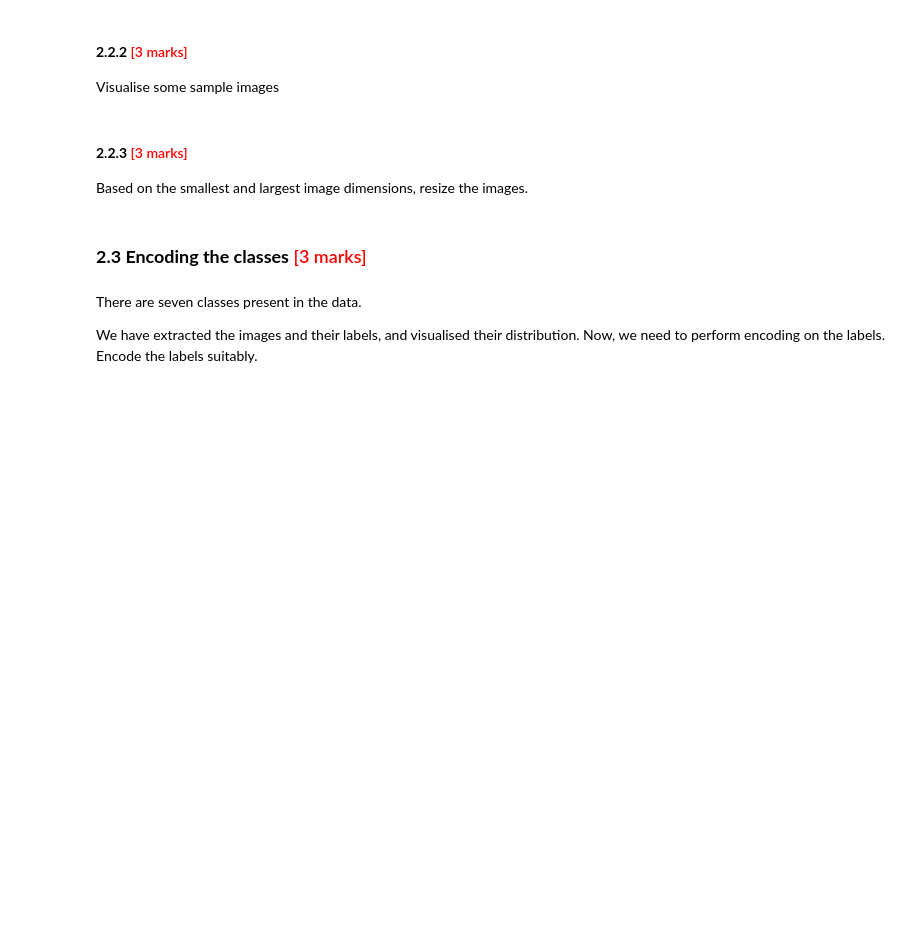
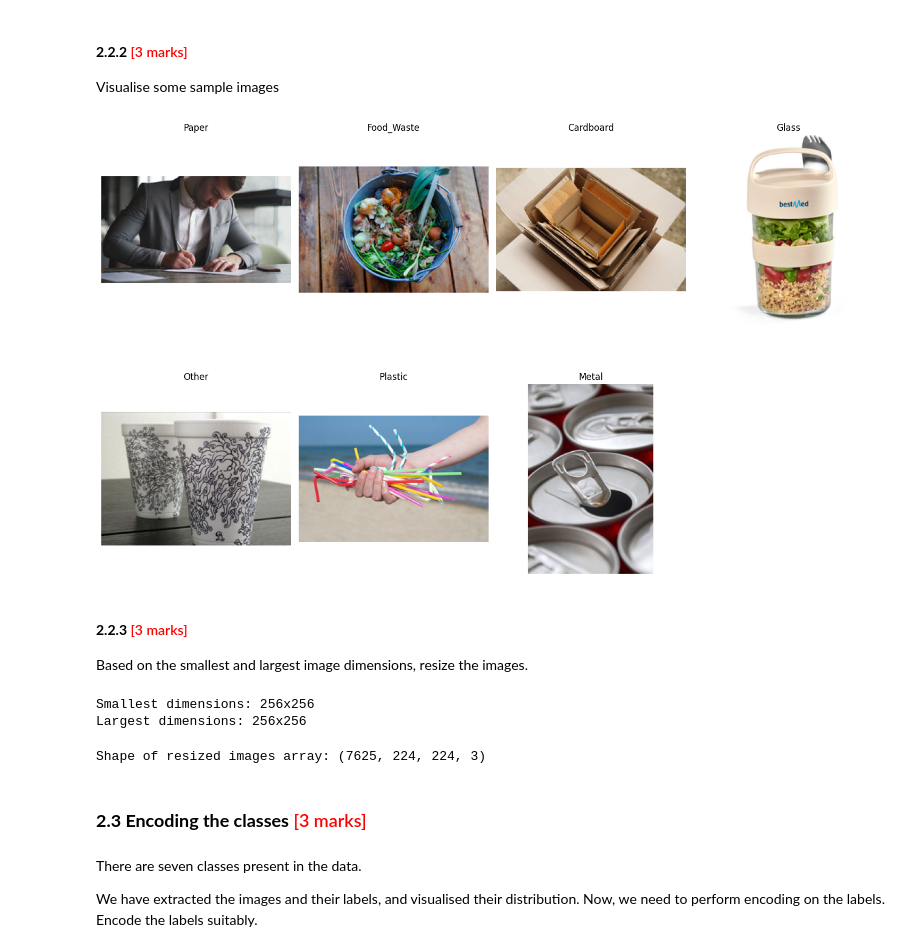
Before and after one commit to avanindra3/cnn_waste_segregation, a Jupyter notebook: CNN_Waste_Segregation_Avanindra-Singh.ipynb, the cells around one changed output. Cells and saved outputs as stored; diff of their text form; code cells hidden in the pictures; blank space fills up the shorter version.

```diff
--- a/CNN_Waste_Segregation_Avanindra-Singh.ipynb
+++ b/CNN_Waste_Segregation_Avanindra-Singh.ipynb
@@ -88,3 +179,22 @@ Visualise some sample images
+# %%
+# Visualise Sample Images (across different labels)
+unique_labels = list(set(labels))
+plt.figure(figsize=(15, 10))
+for i, label in enumerate(unique_labels):
+    # Find the index of the first image with this label
+    index = labels.index(label)
+    image_path = image_paths[index]
+    img = load_image(image_path)
+
+    plt.subplot(2, 4, i + 1)
+    plt.imshow(img)
+    plt.title(label)
+    plt.axis('off')
+
+plt.tight_layout()
+plt.show()
+# %% [output]
+[figure, added]
 # %% [markdown]
 #### **2.2.3** <font color=red> [3 marks] </font><br>
 Based on the smallest and largest image dimensions, resize the images.
@@ -95,3 +201,39 @@ Based on the smallest and largest image dimensions, resize the images.
+# %%
+# Find the smallest and largest image dimensions from the data set
+min_width = float('inf')
+min_height = float('inf')
+max_width = 0
+max_height = 0
+
+for image_path in image_paths:
+    with Image.open(image_path) as img:
+        width, height = img.size
+        min_width = min(min_width, width)
+        min_height = min(min_height, height)
+        max_width = max(max_width, width)
+        max_height = max(max_height, height)
+
+print(f"Smallest dimensions: {min_width}x{min_height}")
+print(f"Largest dimensions: {max_width}x{max_height}")
+# %% [output]
+Smallest dimensions: 256x256
+Largest dimensions: 256x256
+# %%
+# Resize the image dimensions
+target_size = (224, 224) # Common size for CNN models
+
+resized_images = []
+for image_path in image_paths:
+    img = load_image(image_path)
+    img_resized = img.resize(target_size)
+    resized_images.append(np.array(img_resized))
+
+# Convert the list of arrays to a numpy array
+resized_images = np.array(resized_images)
+
+print(f"Shape of resized images array: {resized_images.shape}")
+# %% [output]
+Shape of resized images array: (7625, 224, 224, 3)
 # %% [markdown]
 ### **2.3 Encoding the classes** <font color=red> [3 marks] </font><br>
 # %% [markdown]
```
Also changed, not shown: parts of 21 cells of this notebook.
